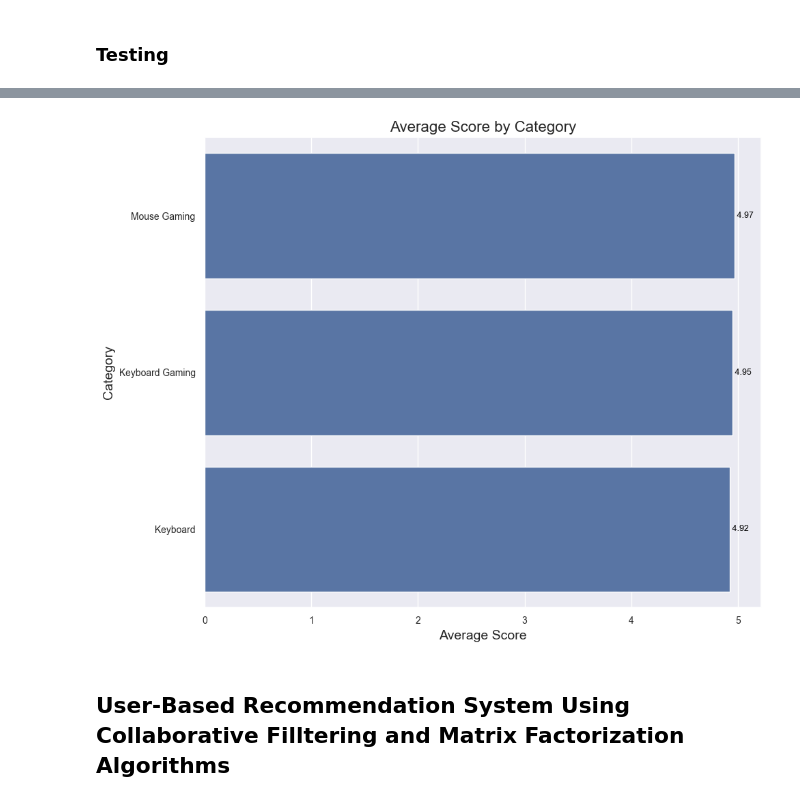
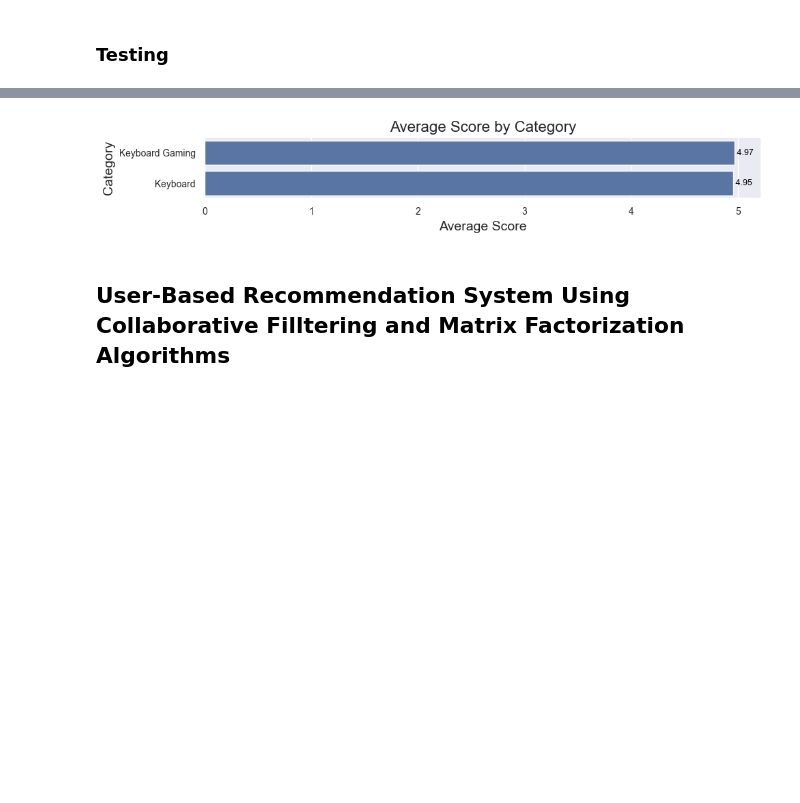
Before and after one commit to picessakresna/GoodGamingShop-Recommendation-Website, a Jupyter notebook: final-project/data-analysis/analysis-goodgamingshop1 (1).ipynb, the cells around one changed output, grey strips where cells are left out. Saved outputs shown, nothing was run; the diff lists cells and outputs as text; code cells hidden in the pictures; blank space fills up the shorter version.

```diff
--- a/final-project/data-analysis/analysis-goodgamingshop1 (1).ipynb
+++ b/final-project/data-analysis/analysis-goodgamingshop1 (1).ipynb
@@ -498,7 +498,7 @@ def get_recommendations(product_ids, user_id, df_products, df_reviews, pivot_tab
 # %% [markdown]
 ### Testing
 # %%
-product_ids = ['PI0088', 'PI0288']
+product_ids = ['PI0008', 'PI0028', 'PI0128', 'PI0203']
 user_id = 'UI0008'
 recommendations = get_recommendations(product_ids, user_id, df_products, df_reviews, pivot_table, indices, cosine_sim_tfidf, num_scores, cosine_sim_cf, algo, 120)
 recommendations = pd.json_normalize(recommendations)
@@ -528,20 +528,20 @@ plt.show()
 # %%
 average_scores = recommendations.groupby('kategori_3')['skor'].mean().reset_index()
 average_scores = average_scores.sort_values(by='skor', ascending=False)
 
-plt.figure(figsize=(10, 8))
+plt.figure(figsize=(10, 2))
 ax = sns.barplot(data=average_scores, x='skor', y='kategori_3')
 
 for index, value in enumerate(average_scores['skor']):
     ax.text(value, index, f' {value:.2f}', color='black', ha="left", va='center', fontsize=9)
 
 plt.title('Average Score by Category')
 plt.xlabel('Average Score')
 plt.ylabel('Category')
 plt.tight_layout()
 plt.show()
 # %% [output]
-[figure, old version]
+[figure, new version]
 # %% [markdown]
 ## User-Based Recommendation System Using Collaborative Filltering and Matrix Factorization Algorithms
 # %%
```
Also changed, not shown: parts of 8 cells of this notebook, 1 other file.
